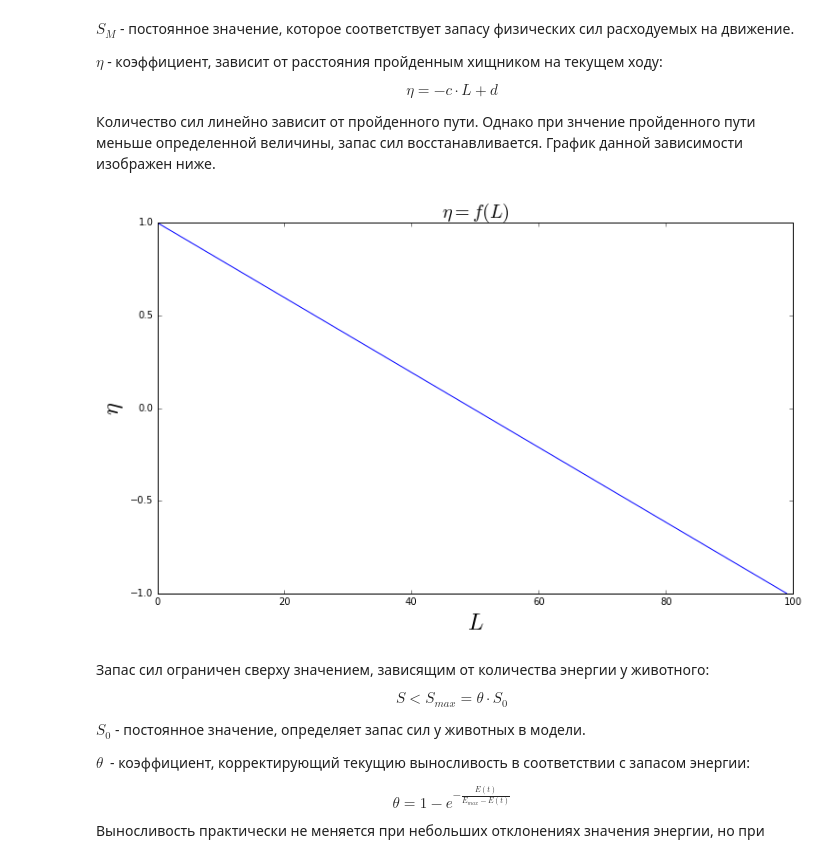
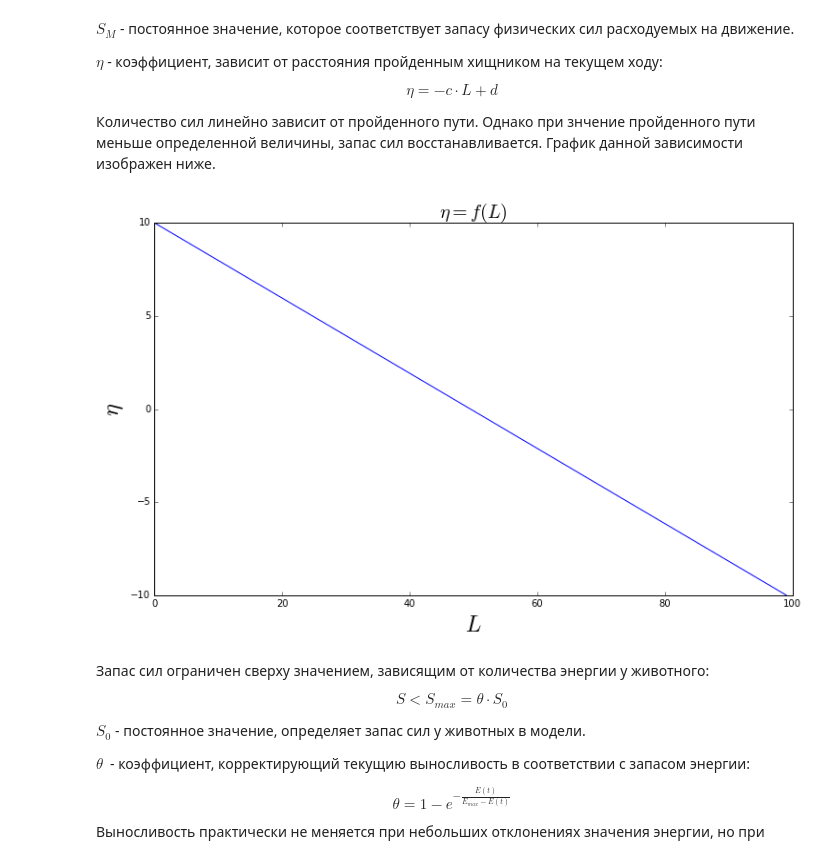
Before and after one commit to Zhuikov/predator-prey, a Jupyter notebook: notebooks/LifeModel.ipynb, the cells around one changed output. Cells and saved outputs as stored; diff of their text form; code cells hidden in the pictures.

```diff
--- a/notebooks/LifeModel.ipynb
+++ b/notebooks/LifeModel.ipynb
@@ -205,18 +205,18 @@ $$
 Количество сил линейно зависит от пройденного пути. Однако при знчение пройденного пути меньше определенной величины, запас сил восстанавливается. График данной зависимости изображен ниже.
 # %%
 def eta_f(x):
-    return (- 0.4 * x) + 1
+    return (- 4 * x) + 10
 
 t = np.arange(0, 100)
 eta = eta_f(np.linspace(0, 5, 100))
 plt.figure(figsize=(12, 7))
 plt.plot(t, eta, 'b')
 plt.title(r'$\eta = f(L)$', fontsize=20)
 plt.xlabel(r'$L$', fontsize=24, style='oblique')
 plt.ylabel(r'$\eta$', fontsize=24, style='oblique')
 plt.show()
 # %% [output]
-[figure, old version]
+[figure, new version]
 # %% [markdown]
 Запас сил ограничен сверху значением, зависящим от количества энергии у животного:
 
```
Also changed, not shown: parts of 2 cells of this notebook, 1 other file.
